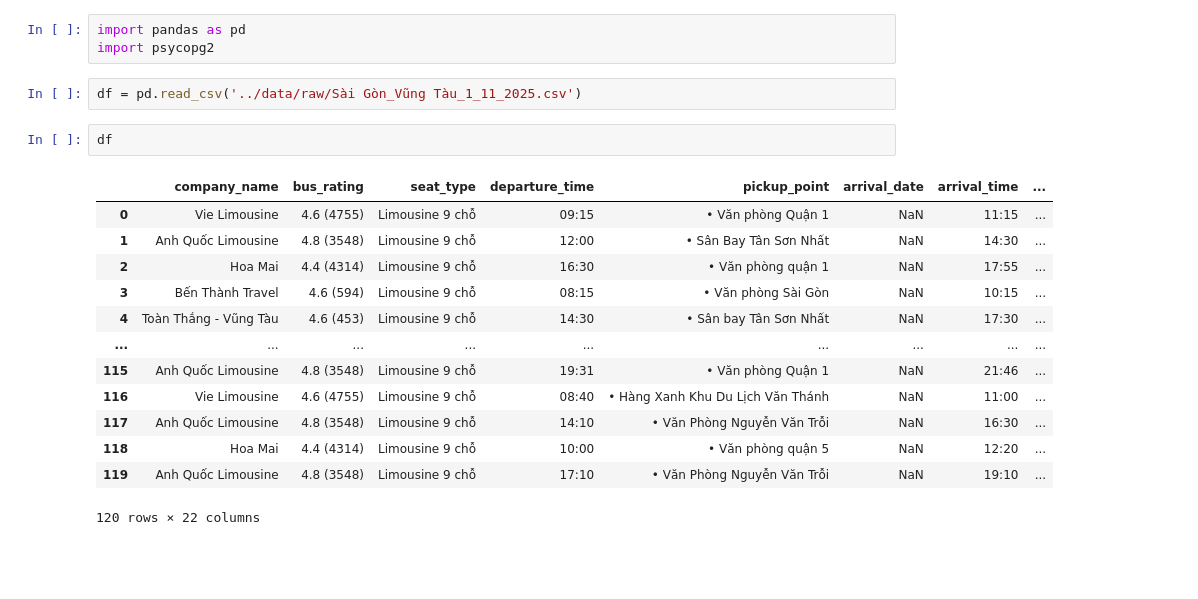
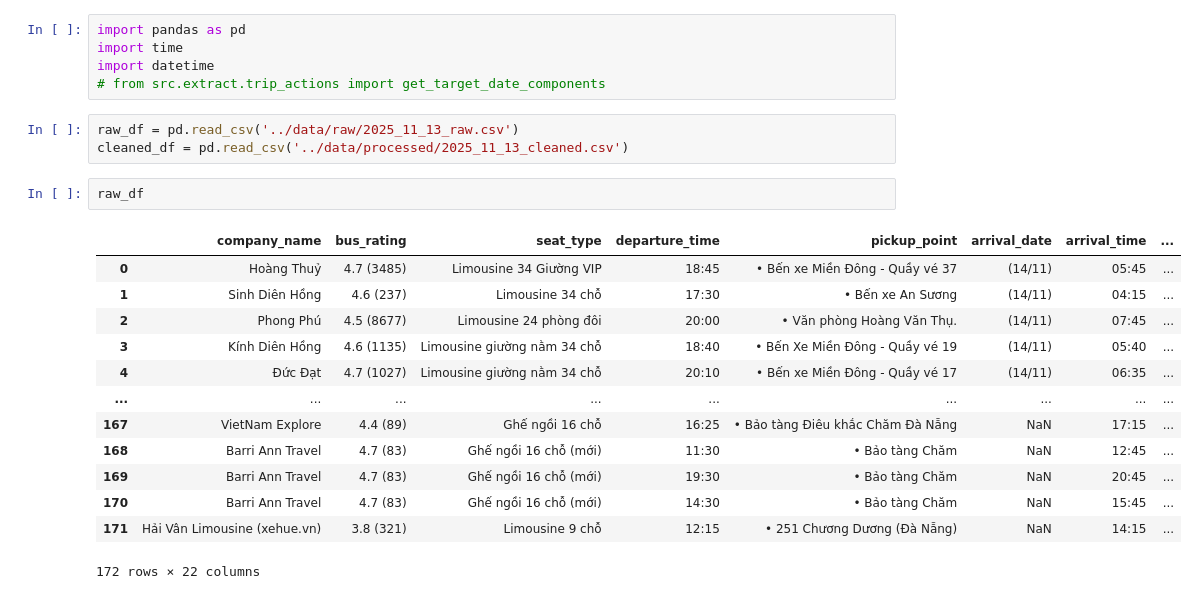
Before and after one commit to Le-AnV/ds-vexere-analysis, a Jupyter notebook: notebooks/EDA.ipynb, the cells around one changed output. Cells and saved outputs as stored; diff of their text form; blank space fills up the shorter version.

```diff
--- a/notebooks/EDA.ipynb
+++ b/notebooks/EDA.ipynb
@@ -1,21 +1,24 @@
 # %%
 import pandas as pd
-import psycopg2
+import time
+import datetime
+# from src.extract.trip_actions import get_target_date_components
 # %%
-df = pd.read_csv('../data/raw/Sài Gòn_Vũng Tàu_1_11_2025.csv')
+raw_df = pd.read_csv('../data/raw/2025_11_13_raw.csv')
+cleaned_df = pd.read_csv('../data/processed/2025_11_13_cleaned.csv')
-# %%
-df
-# %% [output]
-|  | company_name | bus_rating | seat_type | departure_time | pickup_point | arrival_date | arrival_time | ... |
-| 0 | Vie Limousine | 4.6 (4755) | Limousine 9 chỗ | 09:15 | • Văn phòng Quận 1 | NaN | 11:15 | ... |
-| 1 | Anh Quốc Limousine | 4.8 (3548) | Limousine 9 chỗ | 12:00 | • Sân Bay Tân Sơn Nhất | NaN | 14:30 | ... |
-| 2 | Hoa Mai | 4.4 (4314) | Limousine 9 chỗ | 16:30 | • Văn phòng quận 1 | NaN | 17:55 | ... |
-| 3 | Bến Thành Travel | 4.6 (594) | Limousine 9 chỗ | 08:15 | • Văn phòng Sài Gòn | NaN | 10:15 | ... |
-| 4 | Toàn Thắng - Vũng Tàu | 4.6 (453) | Limousine 9 chỗ | 14:30 | • Sân bay Tân Sơn Nhất | NaN | 17:30 | ... |
-| ... | ... | ... | ... | ... | ... | ... | ... | ... |
-| 115 | Anh Quốc Limousine | 4.8 (3548) | Limousine 9 chỗ | 19:31 | • Văn phòng Quận 1 | NaN | 21:46 | ... |
-| 116 | Vie Limousine | 4.6 (4755) | Limousine 9 chỗ | 08:40 | • Hàng Xanh Khu Du Lịch Văn Thánh | NaN | 11:00 | ... |
-| 117 | Anh Quốc Limousine | 4.8 (3548) | Limousine 9 chỗ | 14:10 | • Văn Phòng Nguyễn Văn Trỗi | NaN | 16:30 | ... |
-| 118 | Hoa Mai | 4.4 (4314) | Limousine 9 chỗ | 10:00 | • Văn phòng quận 5 | NaN | 12:20 | ... |
-| 119 | Anh Quốc Limousine | 4.8 (3548) | Limousine 9 chỗ | 17:10 | • Văn Phòng Nguyễn Văn Trỗi | NaN | 19:10 | ... |
-120 rows × 22 columns
+# %%
+raw_df
+# %% [output]
+|  | company_name | bus_rating | seat_type | departure_time | pickup_point | arrival_date | arrival_time | ... |
+| 0 | Hoàng Thuỷ | 4.7 (3485) | Limousine 34 Giường VIP | 18:45 | • Bến xe Miền Đông - Quầy vé 37 | (14/11) | 05:45 | ... |
+| 1 | Sinh Diên Hồng | 4.6 (237) | Limousine 34 chỗ | 17:30 | • Bến xe An Sương | (14/11) | 04:15 | ... |
+| 2 | Phong Phú | 4.5 (8677) | Limousine 24 phòng đôi | 20:00 | • Văn phòng Hoàng Văn Thụ. | (14/11) | 07:45 | ... |
+| 3 | Kính Diên Hồng | 4.6 (1135) | Limousine giường nằm 34 chỗ | 18:40 | • Bến Xe Miền Đông - Quầy vé 19 | (14/11) | 05:40 | ... |
+| 4 | Đức Đạt | 4.7 (1027) | Limousine giường nằm 34 chỗ | 20:10 | • Bến xe Miền Đông - Quầy vé 17 | (14/11) | 06:35 | ... |
+| ... | ... | ... | ... | ... | ... | ... | ... | ... |
+| 167 | VietNam Explore | 4.4 (89) | Ghế ngồi 16 chỗ | 16:25 | • Bảo tàng Điêu khắc Chăm Đà Nẵng | NaN | 17:15 | ... |
+| 168 | Barri Ann Travel | 4.7 (83) | Ghế ngồi 16 chỗ (mới) | 11:30 | • Bảo tàng Chăm | NaN | 12:45 | ... |
+| 169 | Barri Ann Travel | 4.7 (83) | Ghế ngồi 16 chỗ (mới) | 19:30 | • Bảo tàng Chăm | NaN | 20:45 | ... |
+| 170 | Barri Ann Travel | 4.7 (83) | Ghế ngồi 16 chỗ (mới) | 14:30 | • Bảo tàng Chăm | NaN | 15:45 | ... |
+| 171 | Hải Vân Limousine (xehue.vn) | 3.8 (321) | Limousine 9 chỗ | 12:15 | • 251 Chương Dương (Đà Nẵng) | NaN | 14:15 | ... |
+172 rows × 22 columns
```
Also changed, not shown: parts of 2 cells of this notebook, 56 other files.
